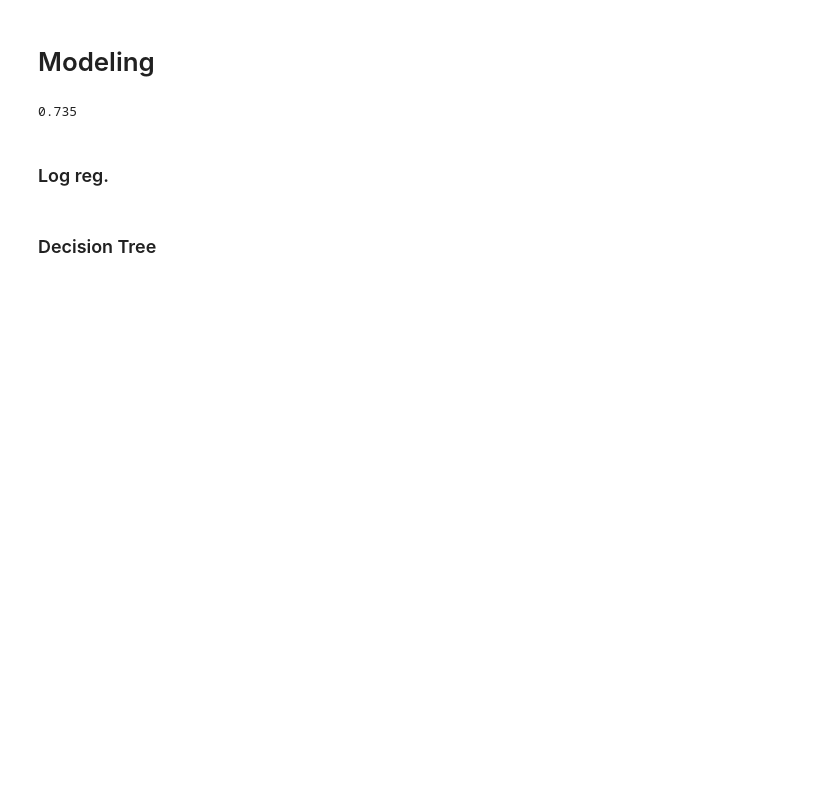
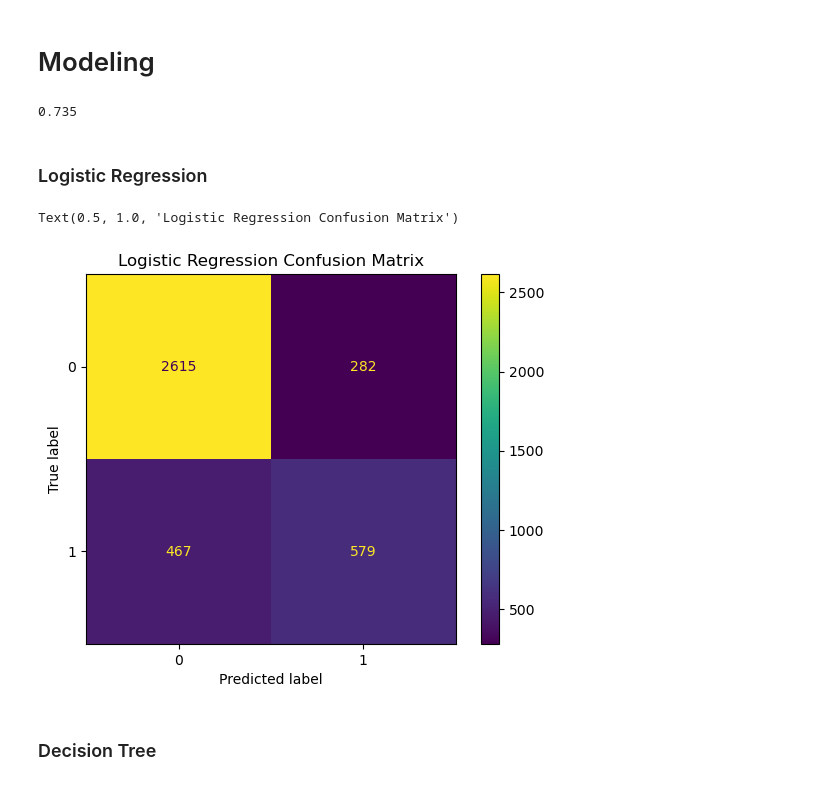
Before and after one commit to Garrett-Arnett/Classification_Project, a Jupyter notebook: project_final.ipynb, the cells around one changed output. Cells and saved outputs as stored; diff of their text form; code cells hidden in the pictures; blank space fills up the shorter version.

```diff
--- a/project_final.ipynb
+++ b/project_final.ipynb
@@ -393,7 +325,7 @@ round(baseline_accuracy, 3)
 X_validate, y_validate = data_target_split(validate)
 X_test, y_test = data_target_split(test)
-# %% [markdown]
-### Log reg.
+# %% [markdown]
+### Logistic Regression
 # %%
 import warnings
 warnings.filterwarnings('ignore')
@@ -401,5 +334,11 @@ warnings.filterwarnings('ignore')
 logreg = LogisticRegression().fit(X_train, y_train)
 logreg_train_accuracy = logreg.score(X_train, y_train)
+# %%
+plot_confusion_matrix(logreg, X_train, y_train)
+plt.title("Logistic Regression Confusion Matrix")
+# %% [output]
+Text(0.5, 1.0, 'Logistic Regression Confusion Matrix')
+[figure, added]
 # %% [markdown]
 ### Decision Tree
 # %%
```
Also changed, not shown: parts of 83 cells of this notebook.
